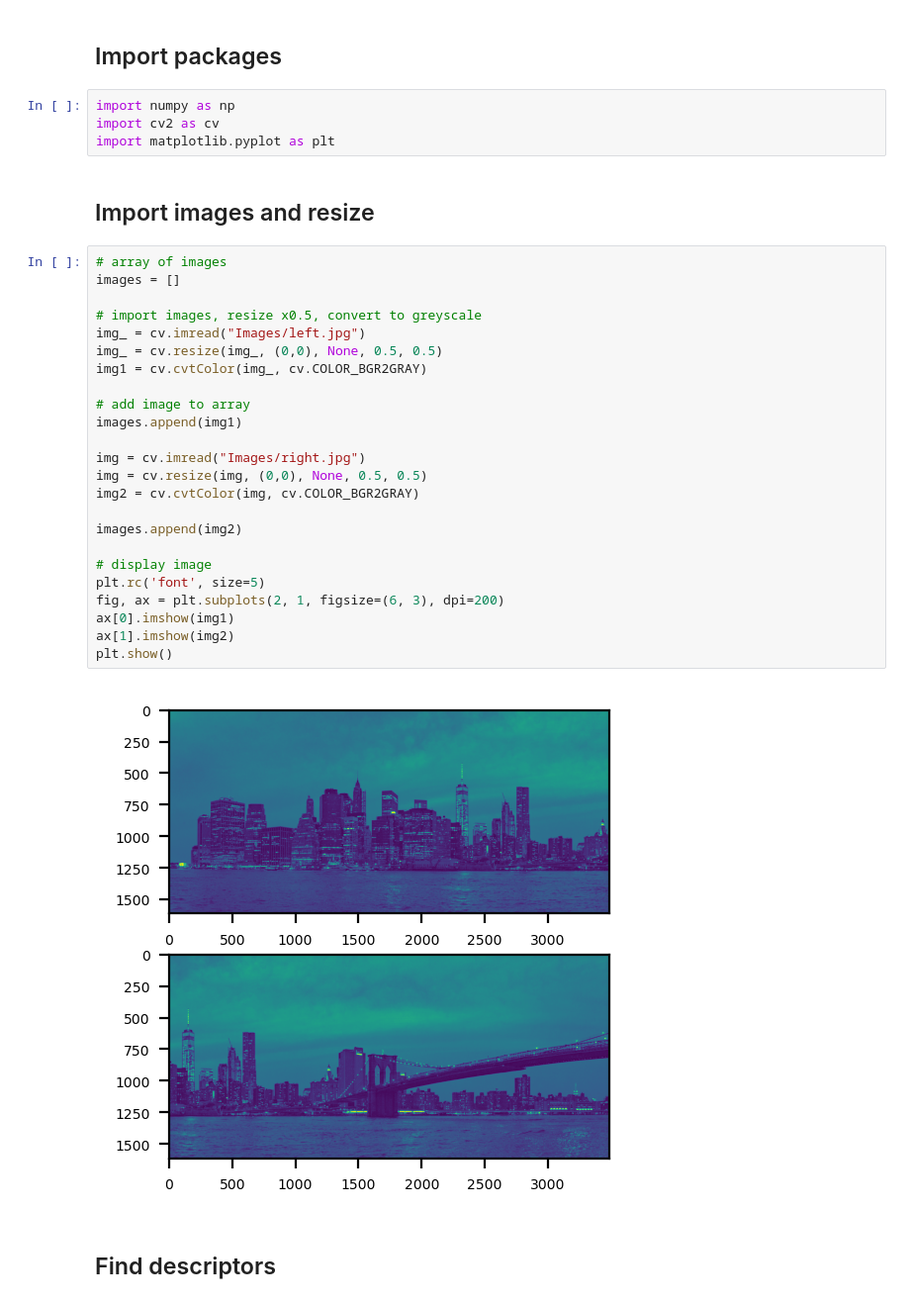
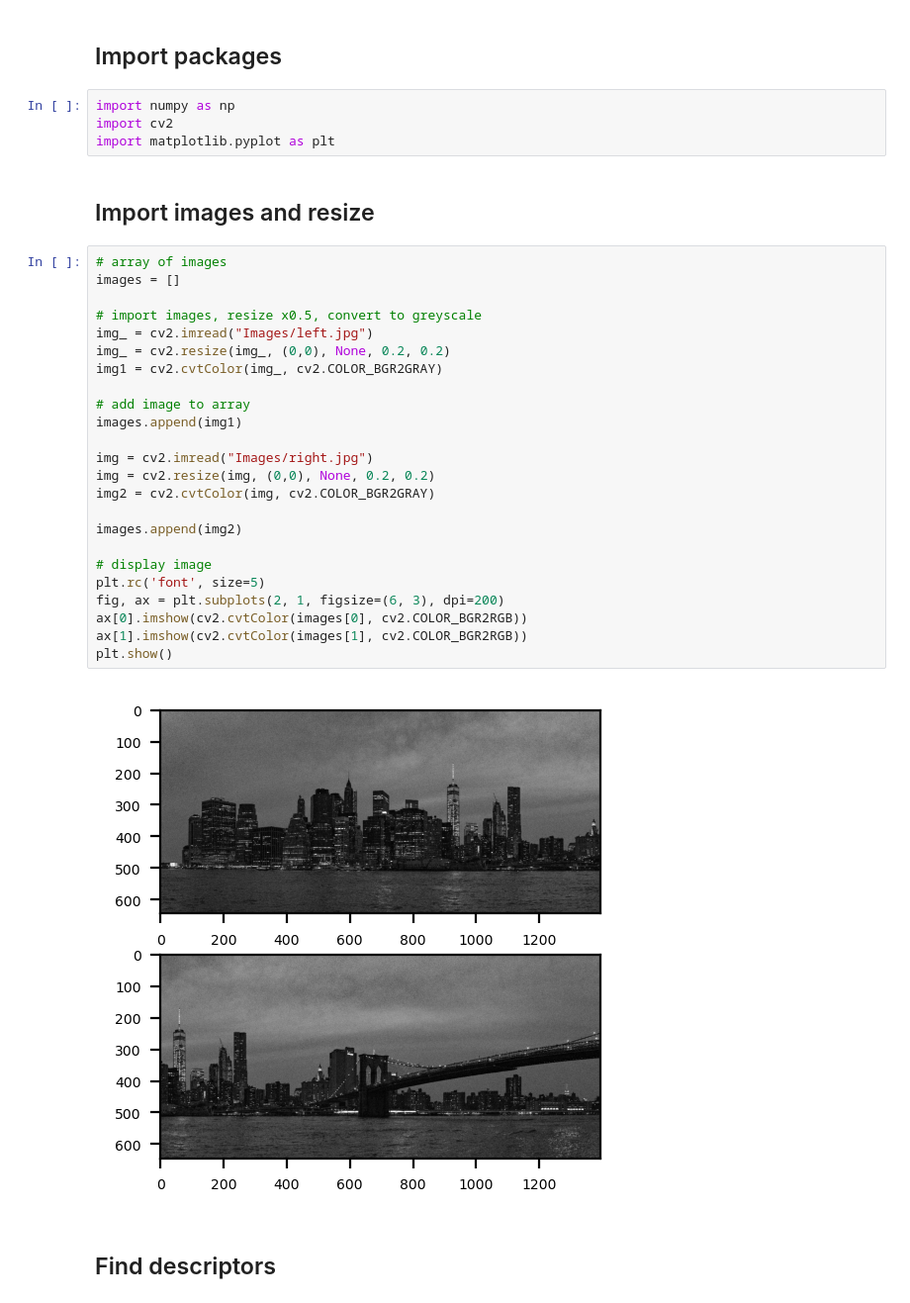
Before and after one commit to httpdaniel/PanoramaStitcher, a Jupyter notebook: PanoramaStitcher.ipynb, the cells around one changed output. Shown: that part at 99% size. Saved outputs shown, nothing was run; the diff lists cells and outputs as text.

```diff
--- a/PanoramaStitcher.ipynb
+++ b/PanoramaStitcher.ipynb
@@ -4,35 +4,35 @@
 ## Import packages
 # %%
 import numpy as np
-import cv2 as cv
+import cv2
 import matplotlib.pyplot as plt
 # %% [markdown]
 ## Import images and resize
 # %%
 # array of images
 images = []
 
 # import images, resize x0.5, convert to greyscale
-img_ = cv.imread("Images/left.jpg")
-img_ = cv.resize(img_, (0,0), None, 0.5, 0.5)
-img1 = cv.cvtColor(img_, cv.COLOR_BGR2GRAY)
+img_ = cv2.imread("Images/left.jpg")
+img_ = cv2.resize(img_, (0,0), None, 0.2, 0.2)
+img1 = cv2.cvtColor(img_, cv2.COLOR_BGR2GRAY)
 
 # add image to array
 images.append(img1)
 
-img = cv.imread("Images/right.jpg")
-img = cv.resize(img, (0,0), None, 0.5, 0.5)
-img2 = cv.cvtColor(img, cv.COLOR_BGR2GRAY)
+img = cv2.imread("Images/right.jpg")
+img = cv2.resize(img, (0,0), None, 0.2, 0.2)
+img2 = cv2.cvtColor(img, cv2.COLOR_BGR2GRAY)
 
 images.append(img2)
 
 # display image
 plt.rc('font', size=5)
 fig, ax = plt.subplots(2, 1, figsize=(6, 3), dpi=200)
-ax[0].imshow(img1)
-ax[1].imshow(img2)
+ax[0].imshow(cv2.cvtColor(images[0], cv2.COLOR_BGR2RGB))
+ax[1].imshow(cv2.cvtColor(images[1], cv2.COLOR_BGR2RGB))
 plt.show()
 # %% [output]
-[figure, old version]
+[figure, new version]
 # %% [markdown]
 ## Find descriptors
```
Also changed, not shown: parts of 2 cells of this notebook.
